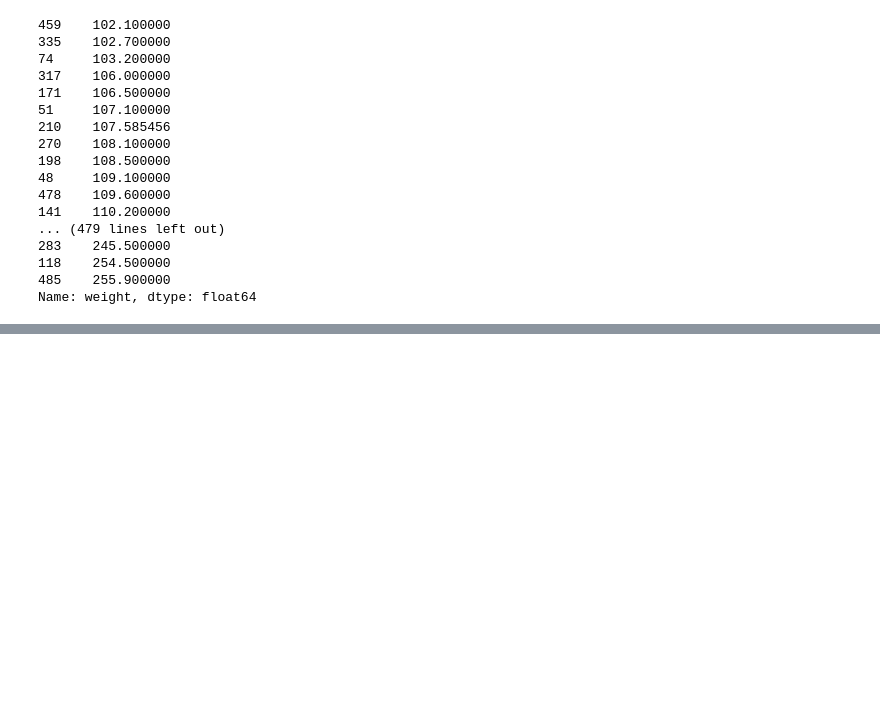
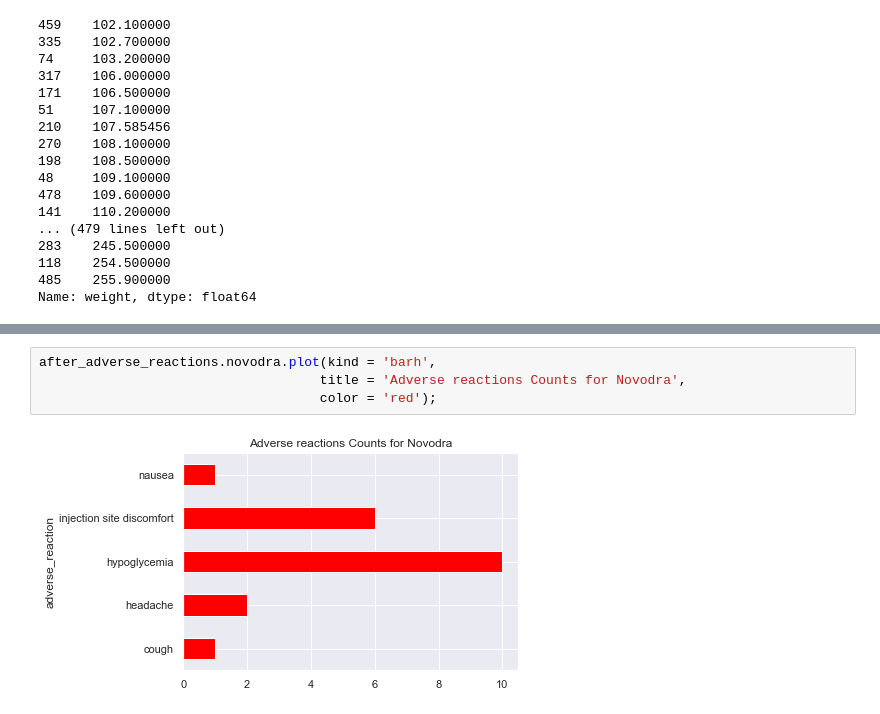
Before and after one commit to uminomuneaki/Clinical_Data_Analysis, a Jupyter notebook: assessing.ipynb, the cells around one changed output, grey strips where cells are left out. Saved outputs shown, nothing was run; the diff lists cells and outputs as text; blank space fills up the shorter version.

```diff
--- a/assessing.ipynb
+++ b/assessing.ipynb
@@ -684,0 +721,6 @@ Name: weight, dtype: float64
+# %%
+after_adverse_reactions.novodra.plot(kind = 'barh',
+                                    title = 'Adverse reactions Counts for Novodra',
+                                    color = 'red');
+# %% [output]
+[figure, added]
```
Also changed, not shown: parts of 7 cells of this notebook.
